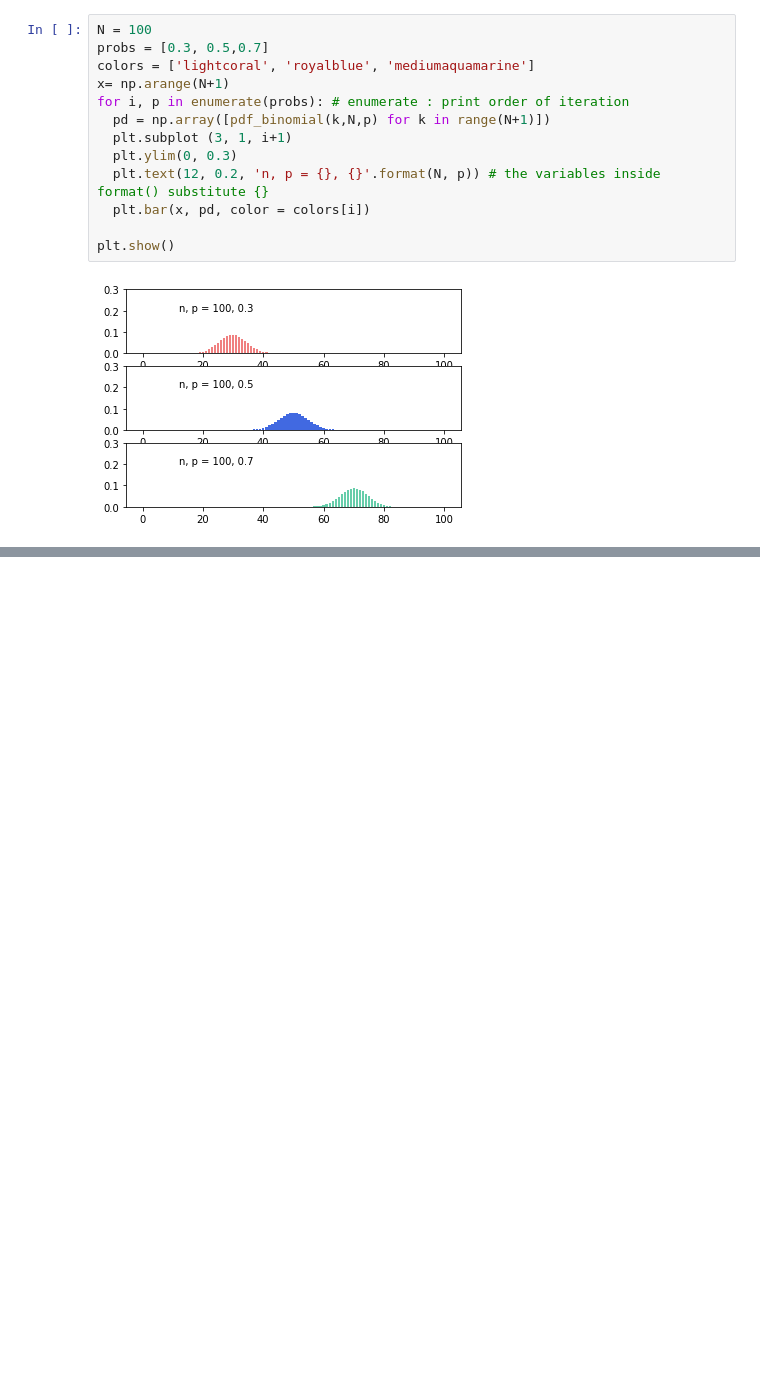
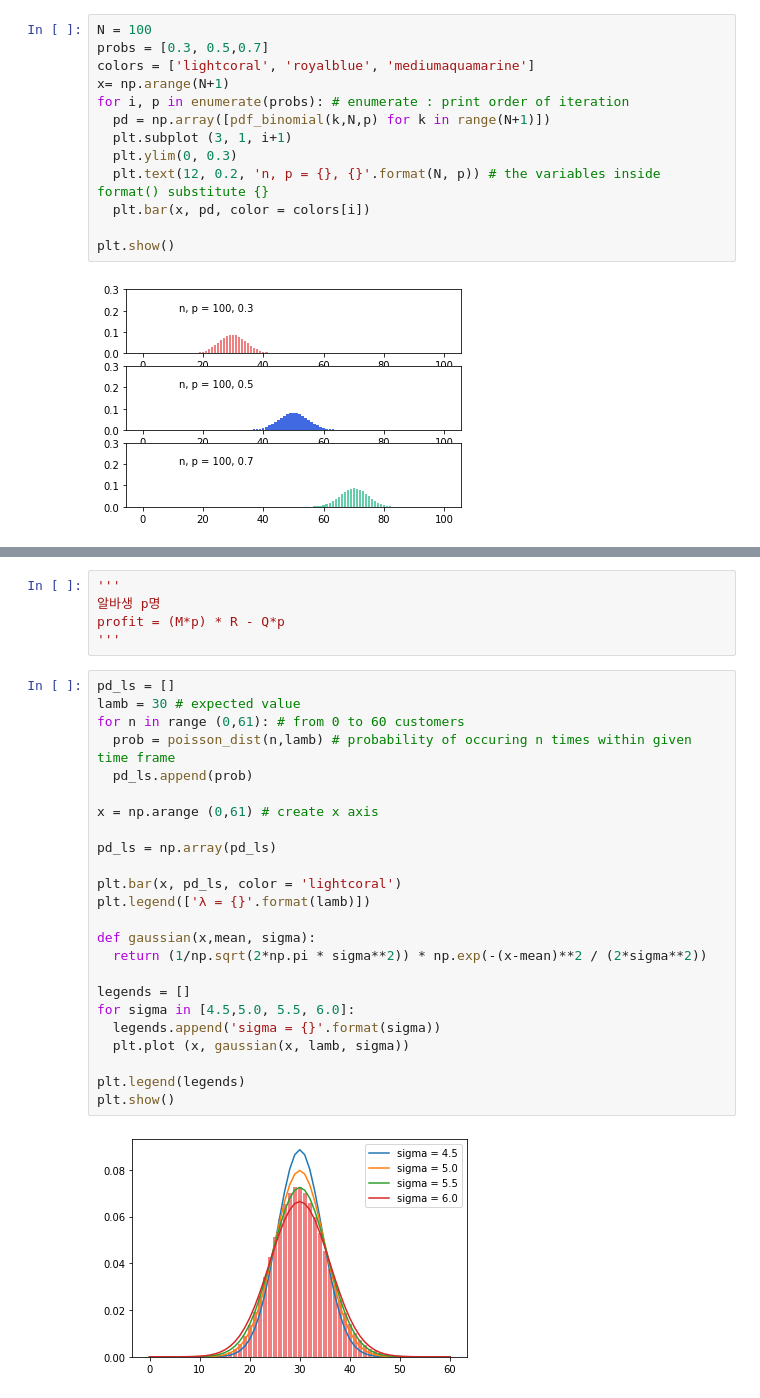
Before and after one commit to k8hsy/finance_study, a Jupyter notebook: Random_model.ipynb, the cells around one changed output, grey strips where cells are left out. Drawn from its saved outputs; the diff is of its cells as text; blank space fills up the shorter version.

```diff
--- a/Random_model.ipynb
+++ b/Random_model.ipynb
@@ -146,0 +204,31 @@ plt.show()
+# %%
+'''
+알바생 p명
+profit = (M*p) * R - Q*p
+'''
+# %%
+pd_ls = []
+lamb = 30 # expected value
+for n in range (0,61): # from 0 to 60 customers
+  prob = poisson_dist(n,lamb) # probability of occuring n times within given time frame
+  pd_ls.append(prob)
+
+x = np.arange (0,61) # create x axis
+
+pd_ls = np.array(pd_ls)
+
+plt.bar(x, pd_ls, color = 'lightcoral')
+plt.legend(['λ = {}'.format(lamb)])
+
+def gaussian(x,mean, sigma):
+  return (1/np.sqrt(2*np.pi * sigma**2)) * np.exp(-(x-mean)**2 / (2*sigma**2))
+
+legends = []
+for sigma in [4.5,5.0, 5.5, 6.0]:
+  legends.append('sigma = {}'.format(sigma))
+  plt.plot (x, gaussian(x, lamb, sigma))
+
+plt.legend(legends)
+plt.show()
+# %% [output]
+[figure, added]
```
Also changed, not shown: parts of 10 cells of this notebook.
